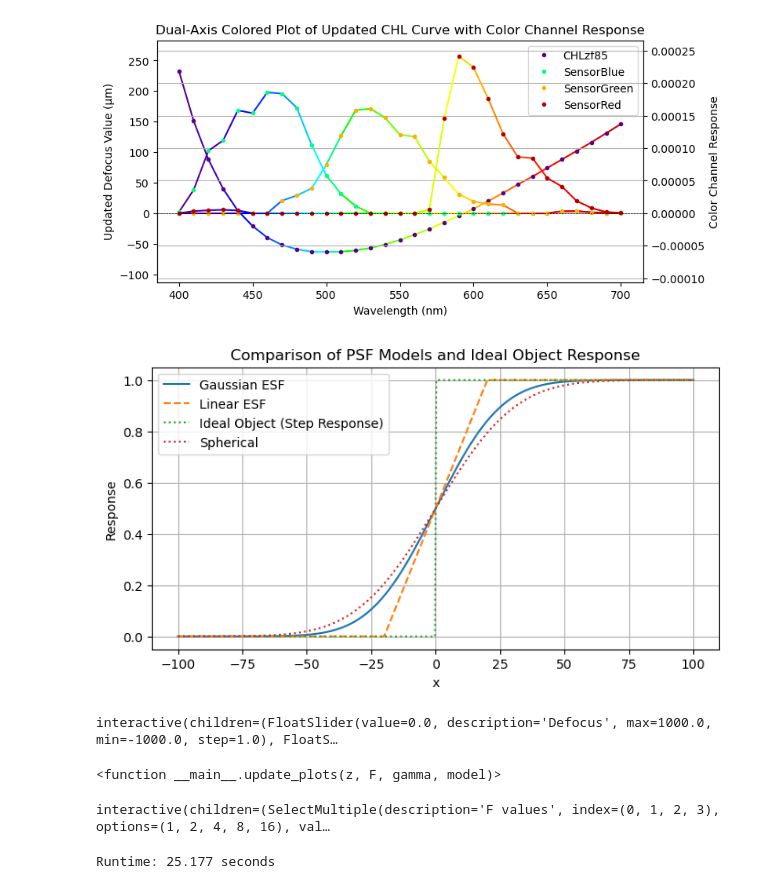
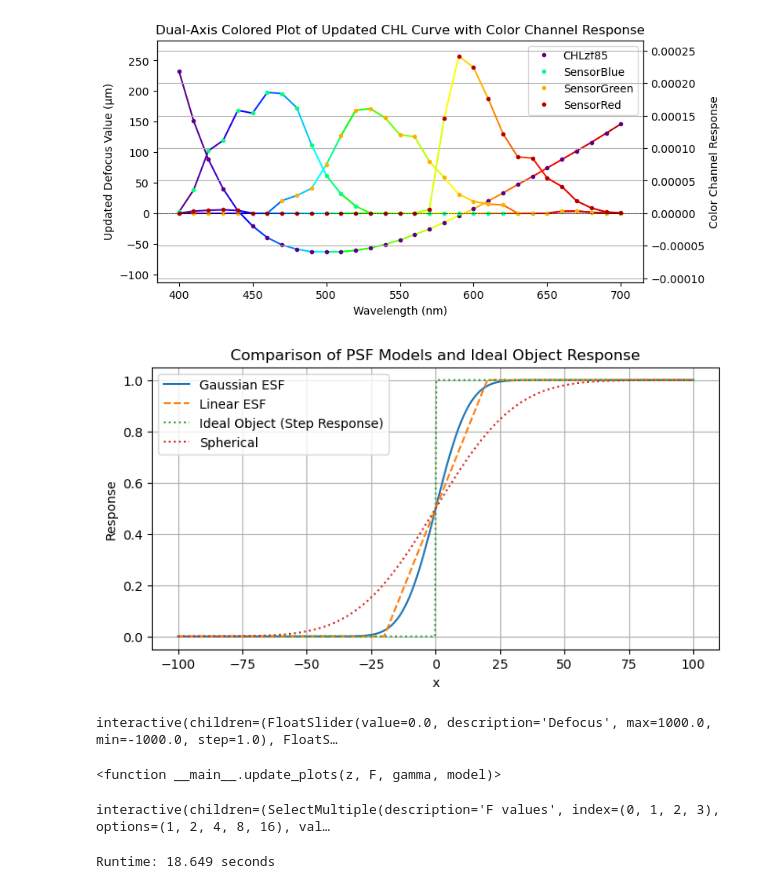
Before and after one commit to Leyangf/ColorFringeCalculation, a Jupyter notebook: ColorFringe_v4.4.ipynb, the cells around one changed output. Drawn from its saved outputs; the diff is of its cells as text; code cells hidden in the pictures.

```diff
--- a/ColorFringe_v4.4.ipynb
+++ b/ColorFringe_v4.4.ipynb
@@ -625,7 +625,7 @@ def gaussian_ESF_jit(x: float, ratio: float) -> float:
     """Compute a Gaussian-based PSF using a smooth error function transition."""
     if ratio < 1e-6:
         return 1.0 if x >= 0 else 0.0
-    return 0.5 * (1.0 + math_erf(x / (sqrt(2) * ratio)))
+    return 0.5 * (1.0 + math_erf(x / (sqrt(2) * 0.5 * ratio)))
 
 @njit
 def spherical_ESF_jit(x: float, ratio: float) -> float:
@@ -686,34 +686,34 @@ def Edge(color: str, x: float, z: float, F: float, gamma: float, CHLdata, dx: fl
         float: Computed edge response.
     """
     sensor_data = sensor_map[color.upper()]
     return compute_edge_jit(x, z, F, gamma, sensor_data, CHLdata, dx, K, psf_mode)
 
 # ---------------------- PSF Aliases & Plotting ----------------------
 # Define x range and PSF transition parameter "ratio"
 x_vals = np.linspace(-100, 100, 400)
 ratio_value = 20  # Adjust as needed based on the sensor characteristics
 
 # Compute PSF values for plotting
 y_linear = np.array([linear_ESF_jit (val, ratio_value) for val in x_vals])
 y_gaussian = np.array([gaussian_ESF_jit(val, ratio_value) for val in x_vals])
 y_spherical = np.array([spherical_ESF_jit(val, ratio_value) for val in x_vals])
 # The step response represents an ideal object boundary (no blurring)
 y_ideal_step = np.where(x_vals < 0, 0, 1)
 
 # Plot the PSF models and ideal object step response
 plt.figure(figsize=(8, 4))
 plt.plot(x_vals, y_gaussian, label=r'Gaussian ESF')
 plt.plot(x_vals, y_linear, '--', label='Linear ESF')
 plt.plot(x_vals, y_ideal_step, ':', label='Ideal Object (Step Response)')
 plt.plot(x_vals, y_spherical, ':', label='Spherical')
 plt.xlabel("x")
 plt.ylabel("Response")
 plt.title("Comparison of PSF Models and Ideal Object Response")
 plt.legend()
 plt.grid(True)
 plt.show()
 # %% [output]
-[figure, old version]
+[figure, new version]
 # %%
 # --- Helper Functions for Color Fringe Calculations ---
 
@@ -917,7 +917,7 @@ end_time = time.time()  # End timer
 print("Runtime: {:.3f} seconds".format(end_time - start_time))
 # %% [output]
 interactive(children=(SelectMultiple(description='F values', index=(0, 1, 2, 3), options=(1, 2, 4, 8, 16), val…
-Runtime: 25.177 seconds
+Runtime: 18.649 seconds
 # %%
 def evaluate_params(params):
     """
```
Also changed, not shown: parts of 3 cells of this notebook, 1 other file.
